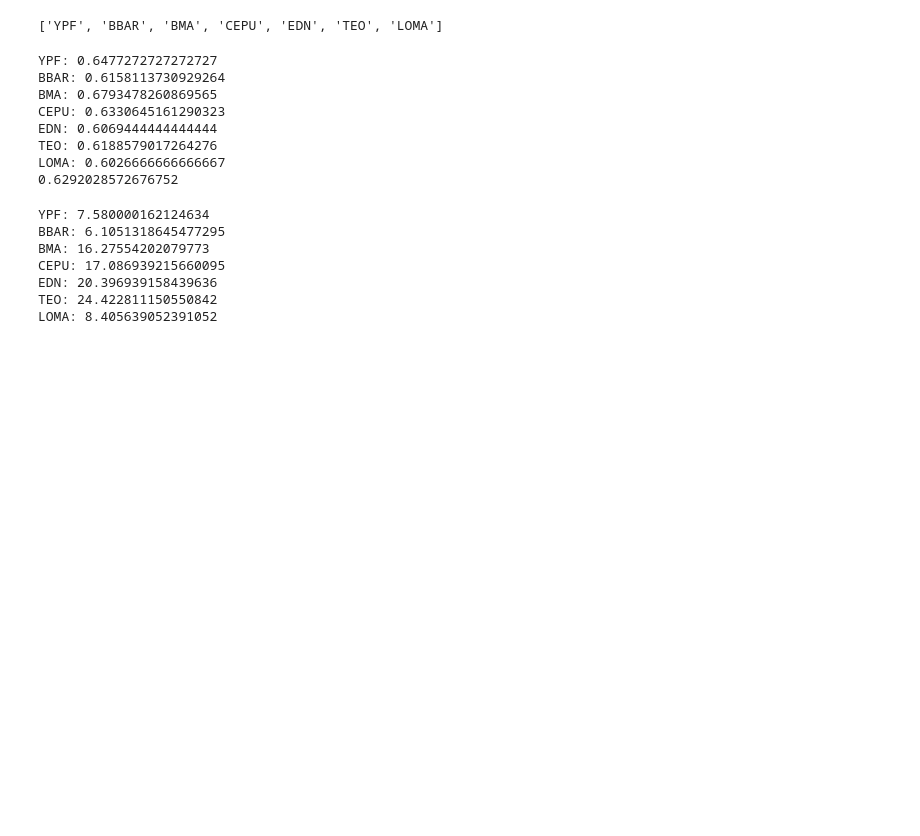
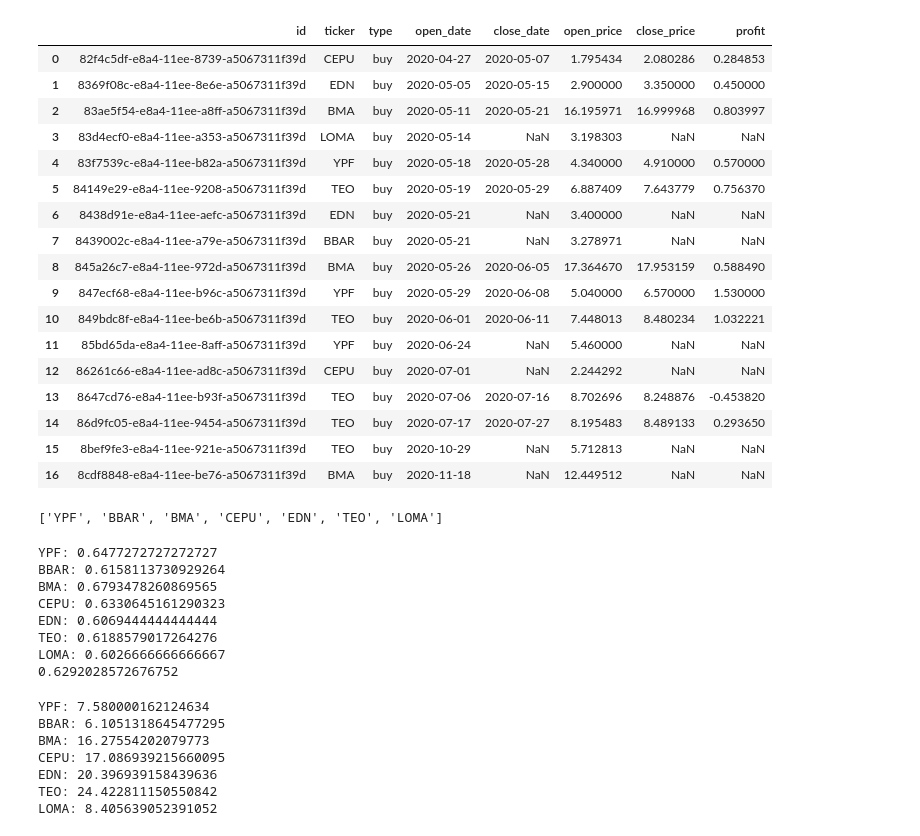
Before and after one commit to SaidJacobo/forex_ml_bot, a Jupyter notebook: Check results.ipynb, the cells around one changed output. Drawn from its saved outputs; the diff is of its cells as text; code cells hidden in the pictures; blank space fills up the shorter version.

Commit message:
Agrego clase order, docstrings y modifico estrategias

```diff
--- a/Check results.ipynb
+++ b/Check results.ipynb
@@ -40,13 +40,35 @@ def plot_confusion_matrix(y_true, y_pred, classes,
     plt.xlabel('Etiqueta Predicha')
     plt.tight_layout()
 # %%
-path = 'train_logistic_regression_train_window_38_train_period_1_trading_strategy_strategies.macd_ml_strategy_only_one_tunning_True'
-buys = pd.read_csv(os.path.join('./data', path, 'buys.csv'))
-sells = pd.read_csv(os.path.join('./data', path, 'sells.csv'))
+path = 'train_random_forest_train_window_38_train_period_1_trading_strategy_strategies.ml_strategy_only_one_tunning_True'
+# buys = pd.read_csv(os.path.join('./data', path, 'buys.csv'))
+# sells = pd.read_csv(os.path.join('./data', path, 'sells.csv'))
+orders = pd.read_csv(os.path.join('./data', path, 'orders.csv'))
 wallet = pd.read_csv(os.path.join('./data', path, 'wallet.csv'))
 true_values = pd.read_csv(os.path.join('./data', path, 'stock_true_values.csv'))
 predictions = pd.read_csv(os.path.join('./data', path, 'stock_predictions.csv'))
 prices = pd.read_csv(os.path.join('./data', 'ypf.csv'))
+# %%
+orders
+# %% [output]
+|  | id | ticker | type | open_date | close_date | open_price | close_price | profit |
+| 0 | 82f4c5df-e8a4-11ee-8739-a5067311f39d | CEPU | buy | 2020-04-27 | 2020-05-07 | 1.795434 | 2.080286 | 0.284853 |
+| 1 | 8369f08c-e8a4-11ee-8e6e-a5067311f39d | EDN | buy | 2020-05-05 | 2020-05-15 | 2.900000 | 3.350000 | 0.450000 |
+| 2 | 83ae5f54-e8a4-11ee-a8ff-a5067311f39d | BMA | buy | 2020-05-11 | 2020-05-21 | 16.195971 | 16.999968 | 0.803997 |
+| 3 | 83d4ecf0-e8a4-11ee-a353-a5067311f39d | LOMA | buy | 2020-05-14 | NaN | 3.198303 | NaN | NaN |
+| 4 | 83f7539c-e8a4-11ee-b82a-a5067311f39d | YPF | buy | 2020-05-18 | 2020-05-28 | 4.340000 | 4.910000 | 0.570000 |
+| 5 | 84149e29-e8a4-11ee-9208-a5067311f39d | TEO | buy | 2020-05-19 | 2020-05-29 | 6.887409 | 7.643779 | 0.756370 |
+| 6 | 8438d91e-e8a4-11ee-aefc-a5067311f39d | EDN | buy | 2020-05-21 | NaN | 3.400000 | NaN | NaN |
+| 7 | 8439002c-e8a4-11ee-a79e-a5067311f39d | BBAR | buy | 2020-05-21 | NaN | 3.278971 | NaN | NaN |
+| 8 | 845a26c7-e8a4-11ee-972d-a5067311f39d | BMA | buy | 2020-05-26 | 2020-06-05 | 17.364670 | 17.953159 | 0.588490 |
+| 9 | 847ecf68-e8a4-11ee-b96c-a5067311f39d | YPF | buy | 2020-05-29 | 2020-06-08 | 5.040000 | 6.570000 | 1.530000 |
+| 10 | 849bdc8f-e8a4-11ee-be6b-a5067311f39d | TEO | buy | 2020-06-01 | 2020-06-11 | 7.448013 | 8.480234 | 1.032221 |
+| 11 | 85bd65da-e8a4-11ee-8aff-a5067311f39d | YPF | buy | 2020-06-24 | NaN | 5.460000 | NaN | NaN |
+| 12 | 86261c66-e8a4-11ee-ad8c-a5067311f39d | CEPU | buy | 2020-07-01 | NaN | 2.244292 | NaN | NaN |
+| 13 | 8647cd76-e8a4-11ee-b93f-a5067311f39d | TEO | buy | 2020-07-06 | 2020-07-16 | 8.702696 | 8.248876 | -0.453820 |
+| 14 | 86d9fc05-e8a4-11ee-9454-a5067311f39d | TEO | buy | 2020-07-17 | 2020-07-27 | 8.195483 | 8.489133 | 0.293650 |
+| 15 | 8bef9fe3-e8a4-11ee-921e-a5067311f39d | TEO | buy | 2020-10-29 | NaN | 5.712813 | NaN | NaN |
+| 16 | 8cdf8848-e8a4-11ee-be76-a5067311f39d | BMA | buy | 2020-11-18 | NaN | 12.449512 | NaN | NaN |
 # %%
 with open('configs/project_config.yml', 'r') as archivo:
     config = yaml.safe_load(archivo)
```
Also changed, not shown: 6 other files.
